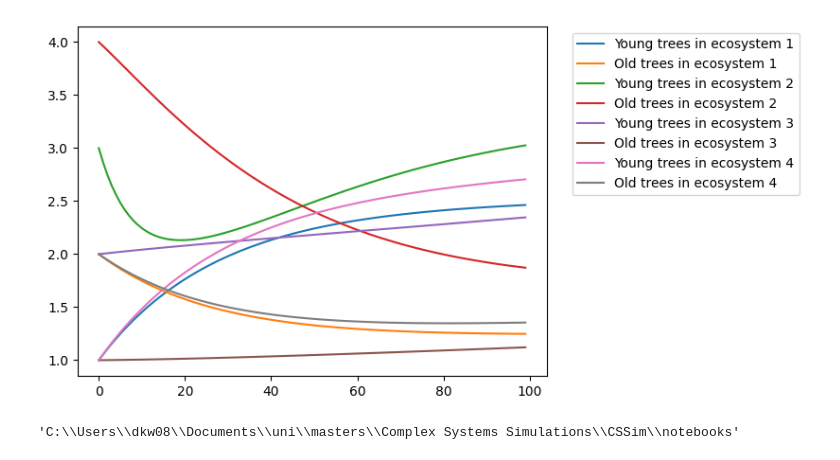
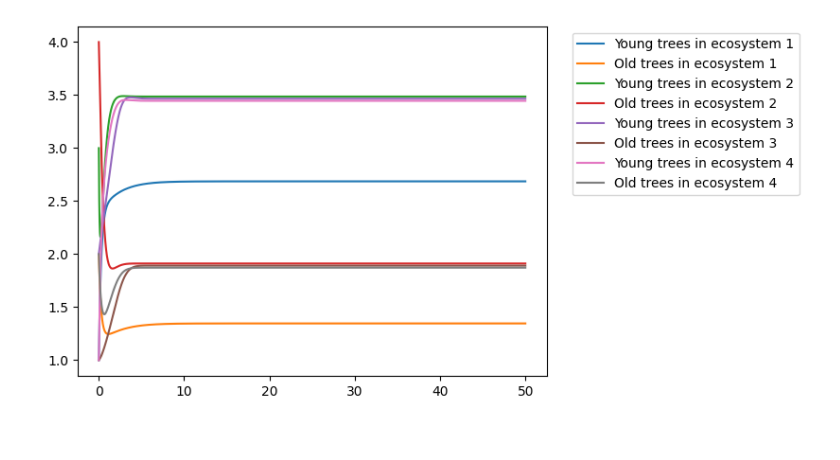
Before and after one commit to marcelvdla/CSSim, a Jupyter notebook: notebooks/two_forest_model.ipynb, the cells around one changed output. Cells and saved outputs as stored; diff of their text form; code cells hidden in the pictures.

Commit message:
solveivp implementation

```diff
--- a/notebooks/two_forest_model.ipynb
+++ b/notebooks/two_forest_model.ipynb
@@ -18,7 +18,7 @@ def deriv_forest(x, y, penalty_rate, args):
     Returns derivatives of x and y.
     """
     # Unpack arguments rho, gamma (not used), f, h, a1 and a2
-    fertility, mortality_young, aging_rate, biotic_pump_young, mortality_old, biotic_pump_old = args
+    fertility, mortality_young, aging_rate, biotic_pump_young, mortality_old, biotic_pump_old, dist = args
 
     # Calculate derivatives
     dx = fertility * y - ((y - 1)**2 + 1) * x - aging_rate * x + biotic_pump_young * penalty_rate * x
@@ -82,0 +108,11 @@ def deriv_forest(x, y, penalty_rate, args):
+# %%
+fertility = 4.2
+mortality_young = 0.01 # should be the weird quadratic function but i think making a constant based on data is better
+# for now implemented as
+aging_rate = 1
+biotic_pump_young = 0.3
+mortality_old = 2
+biotic_pump_old = 0.1
+dist = 42
+
+arguments = (fertility, mortality_young, aging_rate, biotic_pump_young, mortality_old, biotic_pump_old, dist)
@@ -83,50 +158,45 @@ def deriv_forest(x, y, penalty_rate, args):
 # %%
-def system_n_forests(x0s, y0s, args, timesteps = 100, dt = 0.01):
+def system_n_forests_forward(x0s, y0s, args, timesteps = 100, dt = 0.001):
     """
     Solves a system of ODEs
     INPUT:
     x0s       = array of values for x, the density of young trees in the ecosystem; typically between 0 and 4
     y0s       = array of values for y, the density of old trees in the ecosystem; typically between 0 and 4
     args      = tuple of arguments needed for the derivation function
     timesteps = int, timesteps to iterate over; default 100
     dt        = delta time, default 0.01
 
     Returns two arrays of x and y values per time
     """
+    alt_penalties = []
+    n = len(x0s)
+    x_vals = np.empty((n, int(timesteps/dt)))
+    y_vals = np.empty((n, int(timesteps/dt)))
 
-    n = len(x0s)
-    x_vals = np.empty((n, int(timesteps)))
-    y_vals = np.empty((n, int(timesteps)))
-    penalty = 0.5
-    for t in range(timesteps):
-        penalties = alpha(x0s, y0s)
+    for t in range(int(timesteps / dt)):
+        penalties = alpha(x0s, y0s, dist=42)
         for i in range(n):
+
             x_vals[i, t] = x0s[i]
             y_vals[i, t] = y0s[i]
-            # implement solve ivp
+
             dx, dy = deriv_forest(x0s[i], y0s[i], penalties[i], args)
             x0s[i] += dx * dt
             y0s[i] += dy * dt
-
-    return x_vals, y_vals
+            alt_penalties.append(penalties[i])
 
 
-fertility = 4.2
-mortality_young = 0.01 # should be the weird quadratic function but i think making a constant based on data is better
-# for now implemented as
-aging_rate = 1
-biotic_pump_young = 0.3
-mortality_old = 2
-biotic_pump_old = 0.1
+    return x_vals, y_vals, alt_penalties
 
-arguments = (fertility, mortality_young, aging_rate, biotic_pump_young, mortality_old, biotic_pump_old)
-time = 100
-xs, ys = system_n_forests([1, 3, 2, 1], [2, 4, 1,2], arguments, time)
+
+time = 50
+dt = 0.01
+xs, ys, alt_penalties = system_n_forests_forward([1, 3, 2, 1], [2, 4, 1,2], arguments, time, dt)
 
 for i, x in enumerate(xs):
-    plt.plot(range(100), x, label = f"Young trees in ecosystem {i+1}")
-    plt.plot(range(100), ys[i], label = f"Old trees in ecosystem {i+1}")
+    plt.plot(np.arange(0, time, dt), x, label = f"Young trees in ecosystem {i+1}")
+    plt.plot(np.arange(0, time, dt), ys[i], label = f"Old trees in ecosystem {i+1}")
 plt.legend(bbox_to_anchor=(1.04, 1), loc="upper left")
 plt.show()
 # %% [output]
-[figure, old version]
+[figure, new version]
@@ -135,4 +202,0 @@ import os
-# %%
-os.getcwd()
-# %% [output]
-'C:\\Users\\dkw08\\Documents\\uni\\masters\\Complex Systems Simulations\\CSSim\\notebooks'
```
Also changed, not shown: parts of 11 cells of this notebook.
